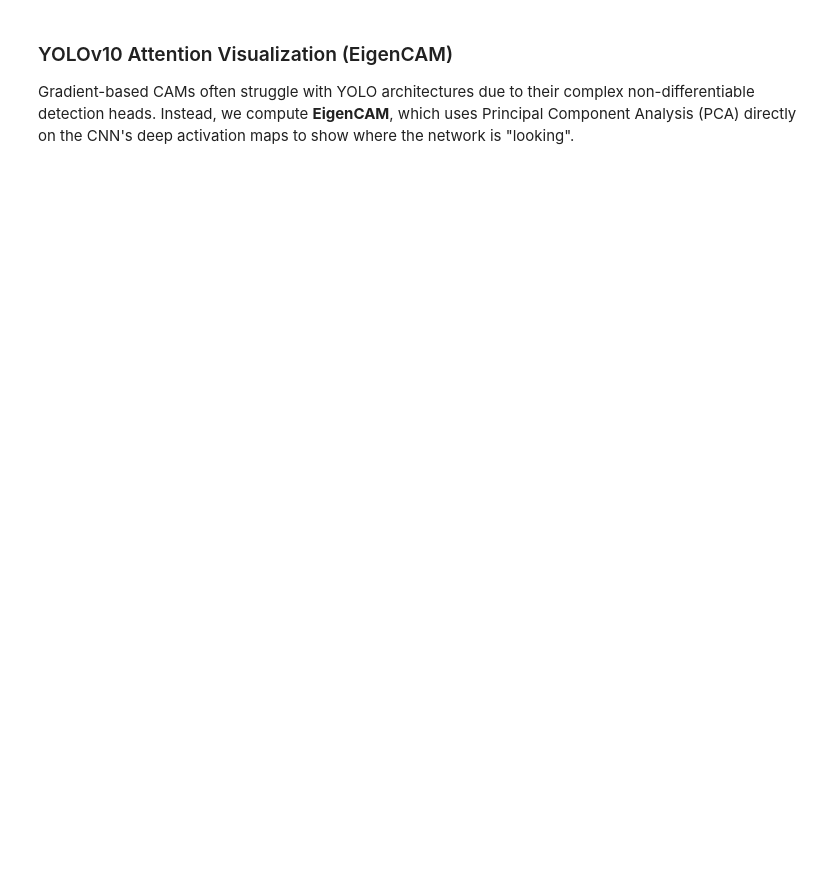
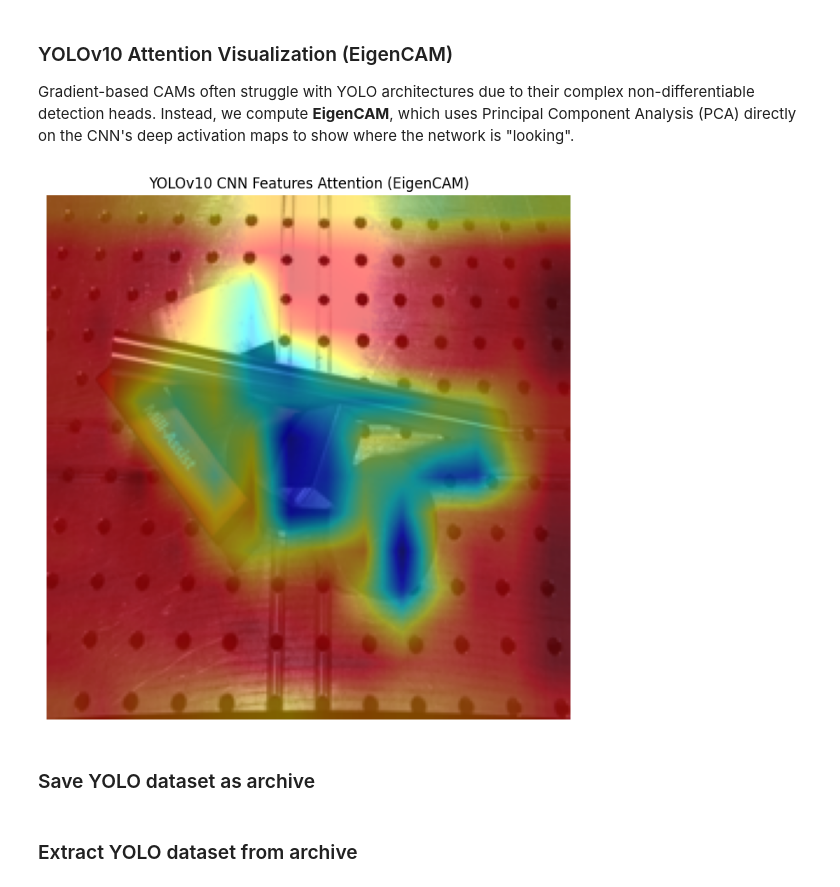
Before and after one commit to Eikthyrnir/uam-cv-sim-to-real-interpretability, a Jupyter notebook: DIMO_detection_pipeline.ipynb, the cells around one changed output. Cells and saved outputs as stored; diff of their text form; code cells hidden in the pictures; blank space fills up the shorter version.

```diff
--- a/DIMO_detection_pipeline.ipynb
+++ b/DIMO_detection_pipeline.ipynb
@@ -1002,7 +1022,7 @@ img_tensor = transforms.ToTensor()(img).unsqueeze(0).to(device)
 rgb_img = np.array(img) / 255.0
 
 # Access the inner PyTorch model and hook into a deep CNN layer (e.g., layer 15 in the neck)
-pt_model = model_yolo.model
+pt_model = model_yolo.model.to(device)
 target_layer = pt_model.model[17]
 hook = Hook(target_layer)
 
@@ -1010,30 +1030,34 @@ hook = Hook(target_layer)
 with torch.no_grad():
     pt_model(img_tensor)
 
 # Extract features (C, H, W)
 features = hook.features[0].cpu().numpy()
 hook.close()
 
 # Compute the first Principal Component (PCA) of the feature map (EigenCAM)
 C, H, W = features.shape
 reshaped_features = features.reshape(C, -1).T
 reshaped_features = reshaped_features - reshaped_features.mean(axis=0)
 
 U, S, Vt = np.linalg.svd(reshaped_features, full_matrices=False)
 pc1 = U[:, 0].reshape(H, W)
 
 # Normalize and resize the CAM
 pc1 = (pc1 - pc1.min()) / (pc1.max() - pc1.min() + 1e-5)
 pc1_resized = cv2.resize(pc1, (224, 224))
 
 # Overlay Heatmap on Image
 heatmap = cv2.applyColorMap(np.uint8(255 * pc1_resized), cv2.COLORMAP_JET)
 heatmap = cv2.cvtColor(heatmap, cv2.COLOR_BGR2RGB) / 255.0
 cam_image = 0.5 * heatmap + 0.5 * rgb_img
 cam_image = np.clip(cam_image, 0, 1)
 
 plt.figure(figsize=(8, 8))
 plt.imshow(cam_image)
 plt.title("YOLOv10 CNN Features Attention (EigenCAM)")
 plt.axis('off')
 plt.show()
+# %% [output]
+[figure, added]
+# %% [markdown]
+### Save YOLO dataset as archive
@@ -1039,0 +1073,2 @@ plt.show()
+# %% [markdown]
+### Extract YOLO dataset from archive
```
Also changed, not shown: parts of 4 cells of this notebook.
